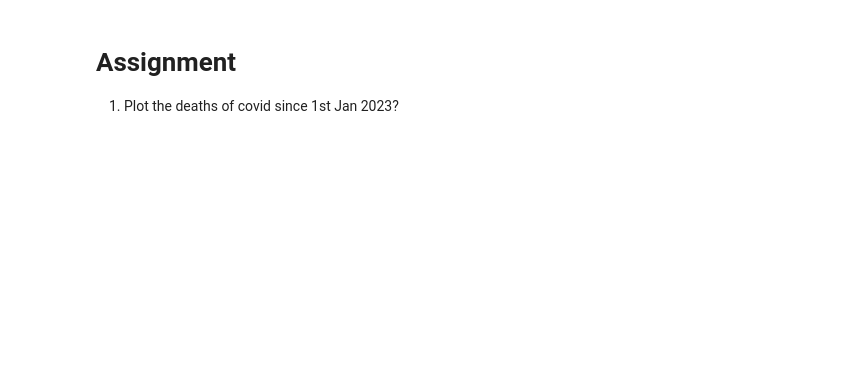
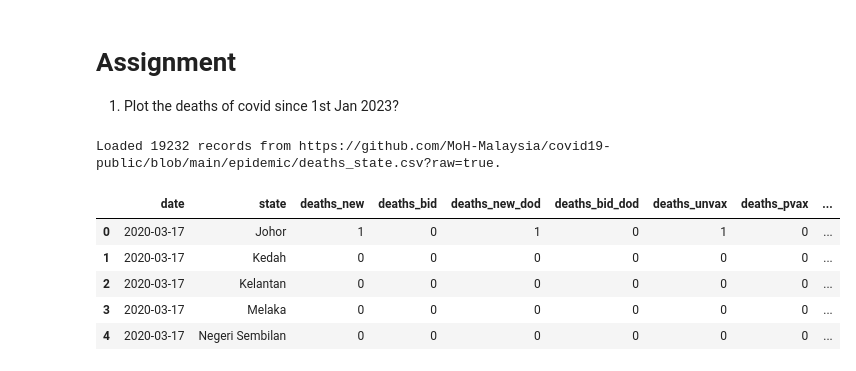
Before and after one commit to kanacb/pythonIN10hrs, a Jupyter notebook: Lesson3.ipynb, the cells around one changed output. Saved outputs shown, nothing was run; the diff lists cells and outputs as text; code cells hidden in the pictures; blank space fills up the shorter version.

```diff
--- a/Lesson3.ipynb
+++ b/Lesson3.ipynb
@@ -75,3 +75,20 @@ Charting with Colab
 # Assignment
 
 1. Plot the deaths of covid since 1st Jan 2023?
+# %%
+import pandas as pd
+import matplotlib.pyplot as plt
+data_raw = "https://github.com/MoH-Malaysia/covid19-public/blob/main/epidemic/deaths_state.csv?raw=true"
+data = pd.read_csv(data_raw)
+print('Loaded {} records from {}.'.format(len(data), data_raw))
+# %% [output]
+Loaded 19232 records from https://github.com/MoH-Malaysia/covid19-public/blob/main/epidemic/deaths_state.csv?raw=true.
+# %%
+data.head()
+# %% [output]
+|  | date | state | deaths_new | deaths_bid | deaths_new_dod | deaths_bid_dod | deaths_unvax | deaths_pvax | ... |
+| 0 | 2020-03-17 | Johor | 1 | 0 | 1 | 0 | 1 | 0 | ... |
+| 1 | 2020-03-17 | Kedah | 0 | 0 | 0 | 0 | 0 | 0 | ... |
+| 2 | 2020-03-17 | Kelantan | 0 | 0 | 0 | 0 | 0 | 0 | ... |
+| 3 | 2020-03-17 | Melaka | 0 | 0 | 0 | 0 | 0 | 0 | ... |
+| 4 | 2020-03-17 | Negeri Sembilan | 0 | 0 | 0 | 0 | 0 | 0 | ... |
```
Also changed, not shown: parts of 6 cells of this notebook.
